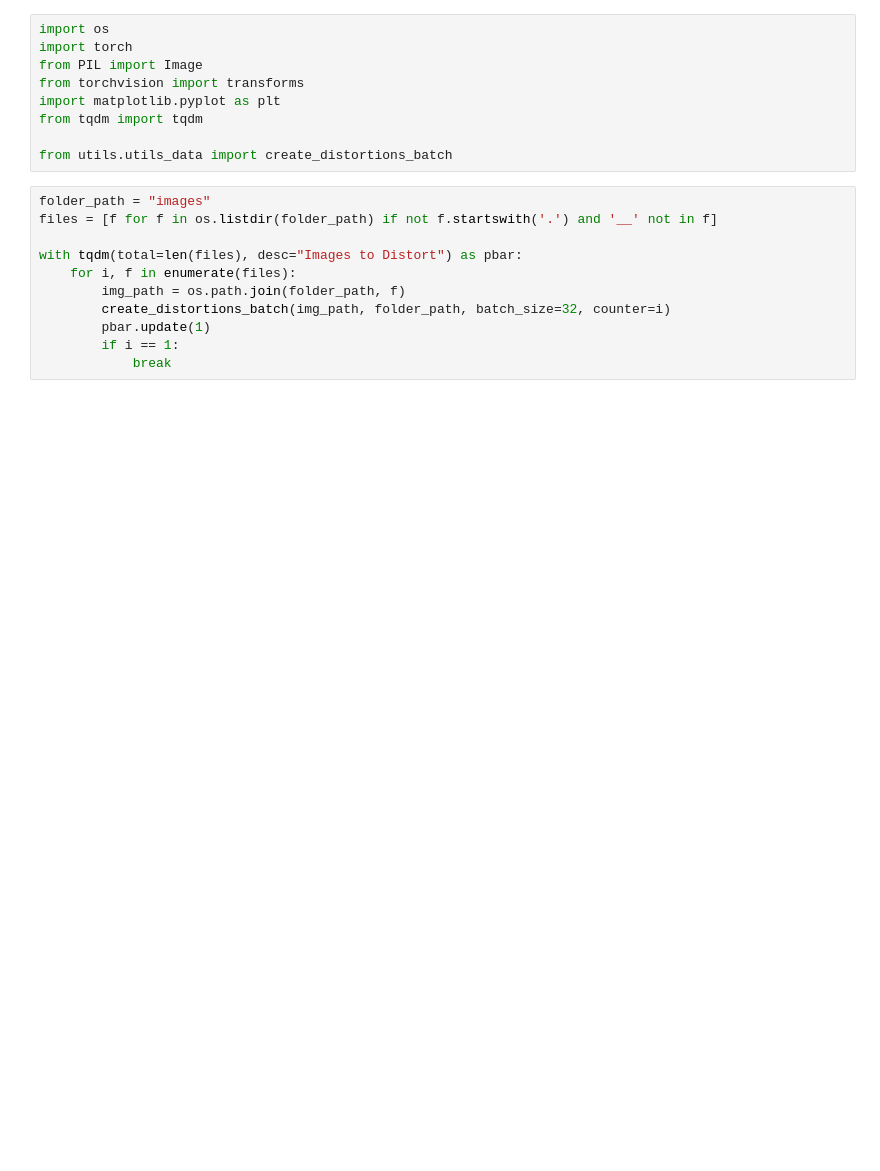
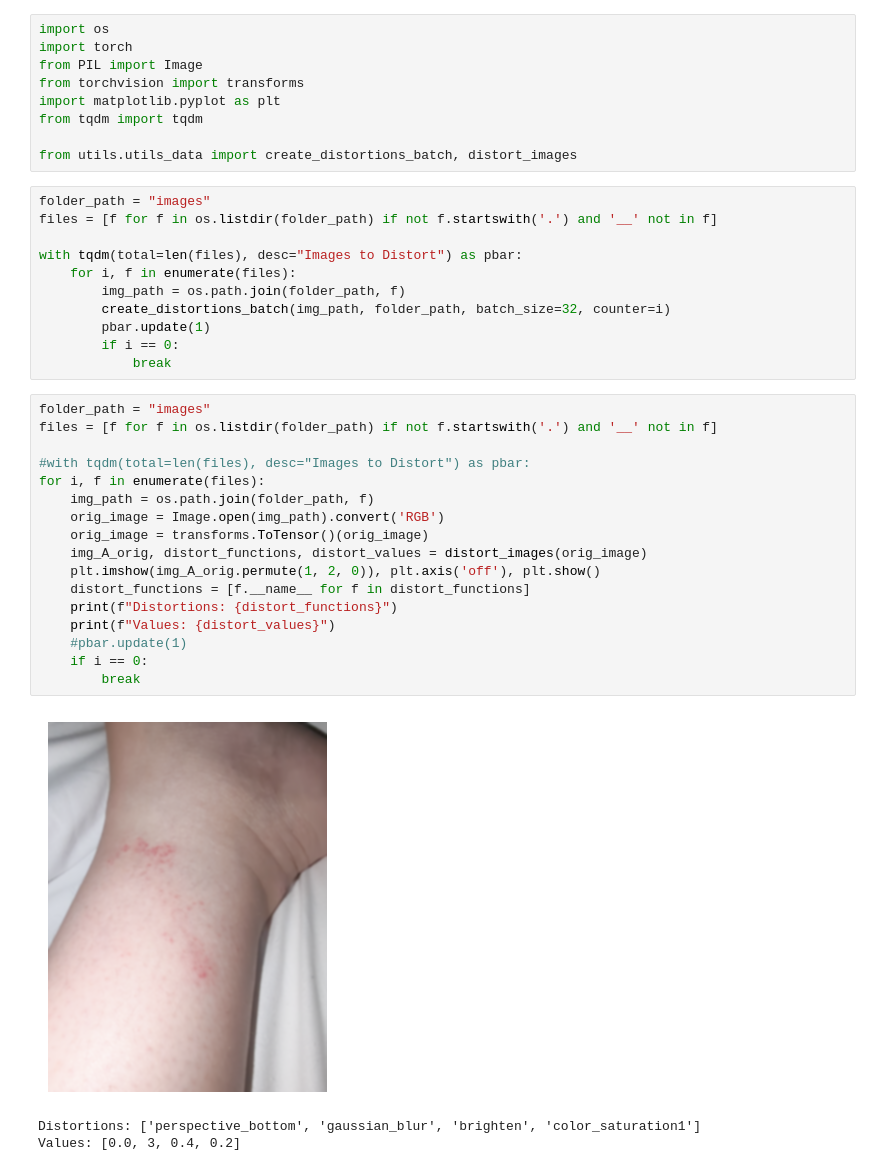
Before and after one commit to Schoggi-Mimi/bachelor-thesis, a Jupyter notebook: playground/create_distortions.ipynb, the cells around one changed output. Drawn from its saved outputs; the diff is of its cells as text; blank space fills up the shorter version.

Commit message:
create distortions

```diff
--- a/playground/create_distortions.ipynb
+++ b/playground/create_distortions.ipynb
@@ -36,7 +6,7 @@ from torchvision import transforms
 import matplotlib.pyplot as plt
 from tqdm import tqdm
 
-from utils.utils_data import create_distortions_batch
+from utils.utils_data import create_distortions_batch, distort_images
 # %%
 folder_path = "images"
 files = [f for f in os.listdir(folder_path) if not f.startswith('.') and '__' not in f]
@@ -46,8 +16,29 @@ with tqdm(total=len(files), desc="Images to Distort") as pbar:
         img_path = os.path.join(folder_path, f)
         create_distortions_batch(img_path, folder_path, batch_size=32, counter=i)
         pbar.update(1)
-        if i == 1:
+        if i == 0:
             break
+# %%
+folder_path = "images"
+files = [f for f in os.listdir(folder_path) if not f.startswith('.') and '__' not in f]
+
+#with tqdm(total=len(files), desc="Images to Distort") as pbar:
+for i, f in enumerate(files):
+    img_path = os.path.join(folder_path, f)
+    orig_image = Image.open(img_path).convert('RGB')
+    orig_image = transforms.ToTensor()(orig_image)
+    img_A_orig, distort_functions, distort_values = distort_images(orig_image)
+    plt.imshow(img_A_orig.permute(1, 2, 0)), plt.axis('off'), plt.show()
+    distort_functions = [f.__name__ for f in distort_functions]
+    print(f"Distortions: {distort_functions}")
+    print(f"Values: {distort_values}")
+    #pbar.update(1)
+    if i == 0:
+        break
+# %% [output]
+[figure, added]
+Distortions: ['perspective_bottom', 'gaussian_blur', 'brighten', 'color_saturation1']
+Values: [0.0, 3, 0.4, 0.2]
 # %%
 from utils.utils_data import resize_crop, center_corners_crop
 
```
Also changed, not shown: parts of 4 cells of this notebook, 2 other files.
